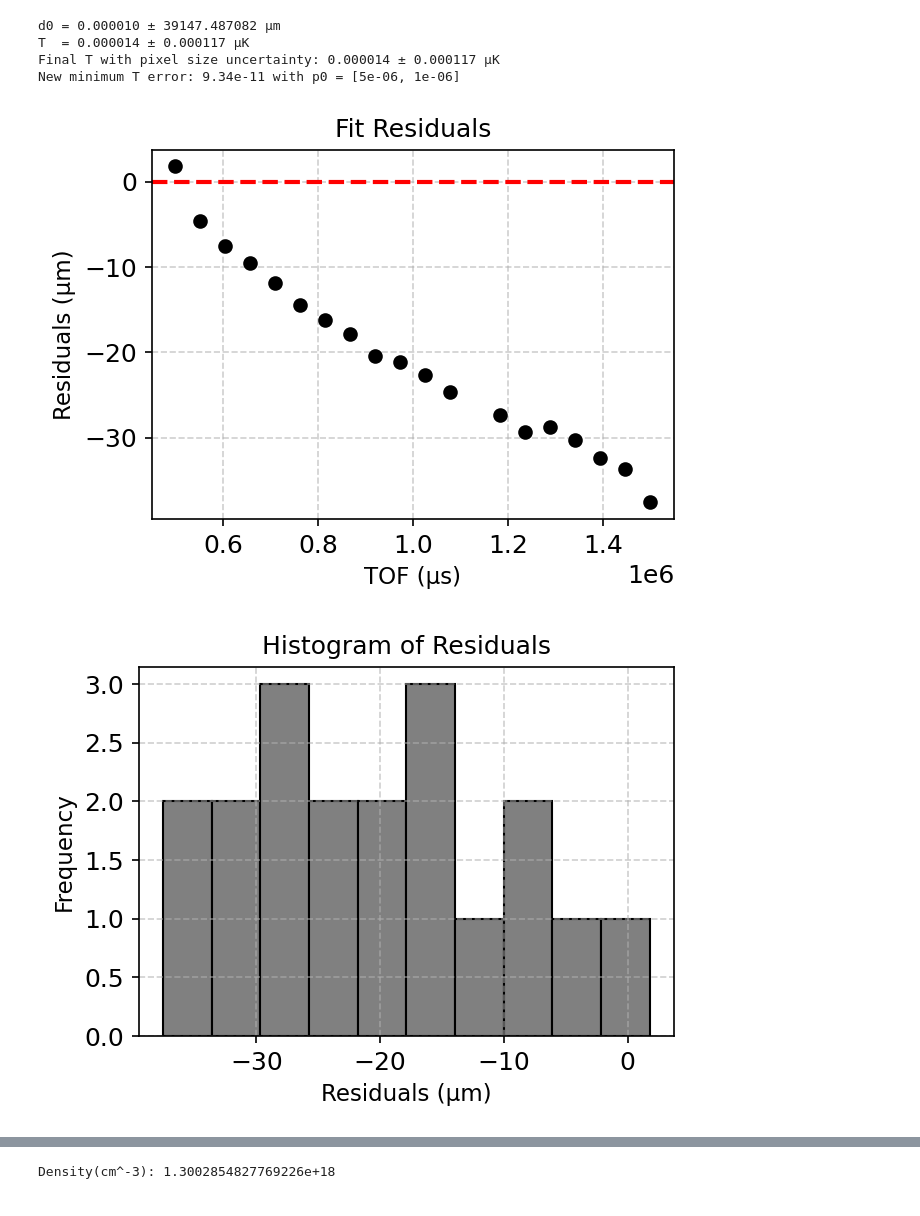
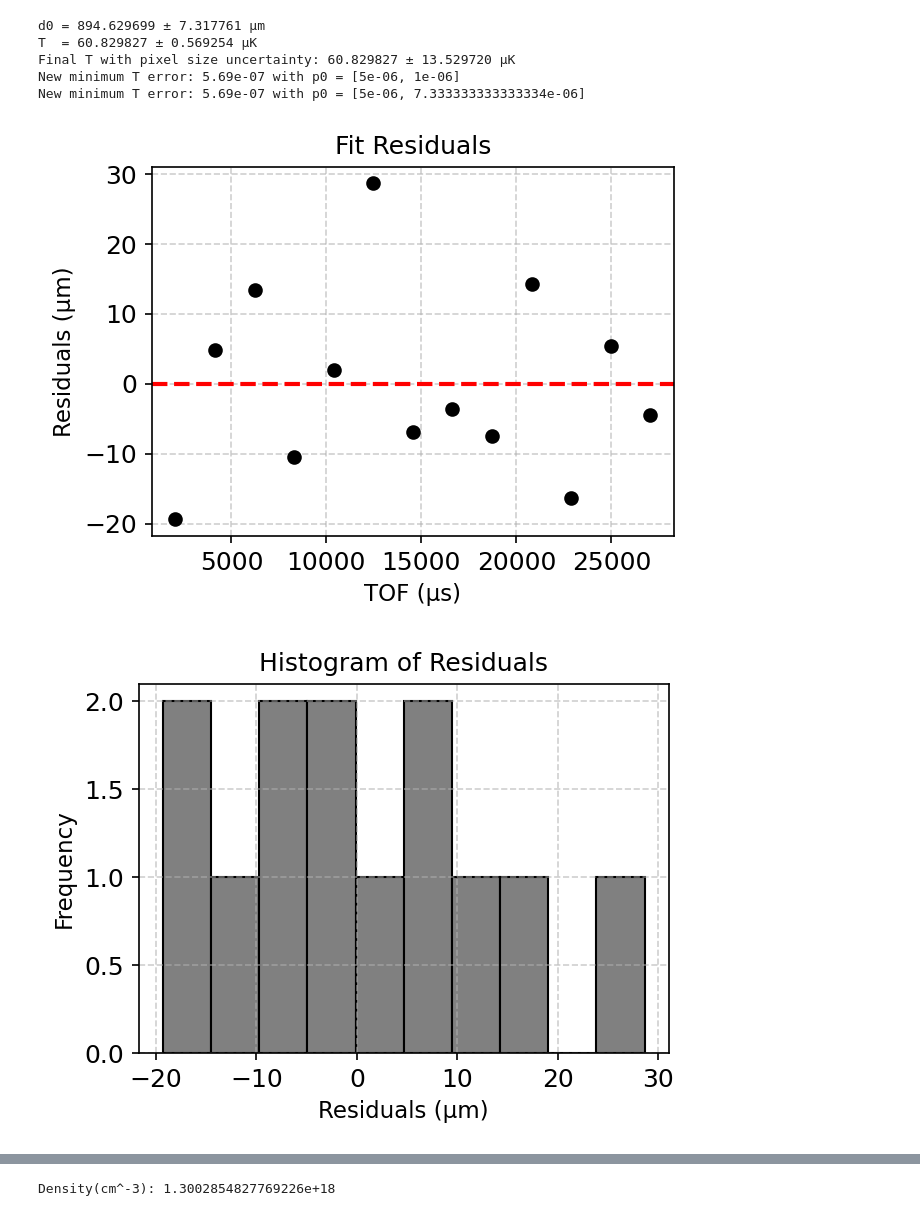
Before and after one commit to harrykendell/ARTIQ, a Jupyter notebook: analysis/plotting_data_post_analysis.ipynb, the cells around one changed output, grey strips where cells are left out. Saved outputs shown, nothing was run; the diff lists cells and outputs as text; code cells hidden in the pictures.

```diff
--- a/analysis/plotting_data_post_analysis.ipynb
+++ b/analysis/plotting_data_post_analysis.ipynb
@@ -225,7 +220,7 @@ all = [
 axis1 = True  # Set to True if axis_1 exists, otherwise False
 
 # enter the file number you want to analyze
-file_number = 2  # Example file number, adjust as needed
+file_number = 1  # Example file number, adjust as needed
 
 if file_number < 0 or file_number >= len(files_directory):
     raise ValueError(
@@ -239,13 +234,13 @@ f1 = h5py.File(files_directory[file_number], "r")
 
 file_name = os.path.basename(files_directory[file_number])
 run_number = int(file_name.split("-")[0])
-c = "ndscan.rid_" + str(run_number) + ".point.info"
-d = "ndscan.rid_" + str(run_number) + ".point.axis_0"
+c = "ndscan.rid_" + str(run_number) + ".points.channel_info"
+d = "ndscan.rid_" + str(run_number) + ".points.axis_0"
 
 # try to find axis1 and assign it a variable like axis0, if not found ignore it
 if axis1:
     try:
-        e = "ndscan.rid_" + str(run_number) + ".point.axis_1"
+        e = "ndscan.rid_" + str(run_number) + ".points.axis_1"
         coil_current = f1["datasets"][e][()]
         print("axis1 found")
         print(coil_current)
@@ -460,13 +455,13 @@ print("Max value of sy(micron):", sy[max_index_sy] * 1.36)
 # print(f"Data saved to {output_file}")
 
 
-scaling_factor = 1.36 * 1e-6
+#scaling_factor = 25.8 * 1e-6
 m = 1.443e-25  # mass of Rb87 in kg
 T = 20e-6  # temperature in K
 
 
 def phase_space_density(
-    self, atom_number, sigma_x, sigma_y, T, m, scaling_factor=1.36e-6
+    self, atom_number, sigma_x, sigma_y, T, m, scaling_factor=25.8e-6
 ):
     """
     Calculate phase-space density for a thermal atomic cloud.
@@ -559,23 +554,24 @@ Lambda db (derived): [4.187707025200943e-08]
 # %%
 # exposure time
-exposure_time = 0.11e-6
+exposure_time = 0.05e-3
 
-scaling_factor = 1.55 * 1e-6
+#scaling_factor = 1.55 * 1e-6
 
 # add the exposure time to tof
 # scan_params = scan_params + exposure_time
 
-sx = np.array(sx) * scaling_factor  # Convert to mm
-sy = np.array(sy) * scaling_factor  # Convert to mm
+sx = np.array(sx) #* scaling_factor  # Convert to mm
+sy = np.array(sy) #* scaling_factor  # Convert to mm
 
 
 scan_params = f1["datasets"][d][()]
+print(scan_params)
 scan_params = np.array(scan_params)
 scan_params = scan_params + exposure_time
 
 
 #remobve the 7th data point from scan params
-scan_params = np.delete(scan_params, 6)
+#scan_params = np.delete(scan_params, 6)
 
 if e is not None:
     axis1_params = f1["datasets"][e][()]
@@ -858,9 +870,10 @@ KeyError: "Unable to open object (object 'ndscan.rid_19551.point.axis_0' doesn't
 import numpy as np
 
 t_data = scan_params  # TOF data
-d_data = np.array(sy)  # Diameter data, using sy as an example
+d_data = np.array(sx)  # Diameter data, using sy as an e
 
-diametertype = "y"  # Change to "x" or "y" based on which diameter you want to fit
+
+diametertype = "x"  # Change to "x" or "y" based on which diameter you want to fit
 
 print("TOF data:", t_data)
 print("Diameter data:", d_data)
@@ -868,6 +881,8 @@ print("Diameter data:", d_data)
 # increasing order t data
 t_data_sorted = np.sort(t_data)
 print("Sorted TOF data:", t_data_sorted)
+
+
 
 
 # return index of some value in t_data_sorted
@@ -883,6 +898,10 @@ ind = get_index_of_value(t_data_sorted[0], t_data)
 # diameter data sorted
 d_data_sorted = d_data[np.argsort(t_data)]
 print("Sorted Diameter data:", d_data_sorted)
+d_data_sorted = (
+    d_data * 33.45 * 1e-6
+)  # Convert to meters, adjust scaling factor as needed
+
 
 
 # --- Constants ---
@@ -904,7 +923,7 @@ def model(t, d0, T):
 # d_data_sorted = np.array([...])
 
 bounds = ([0, 0], [np.inf, np.inf])
-p0 = [20e-6, 30e-6]  # Initial guess
+p0 = [500e-6, 100e-6]  # Initial guess
 
 popt, pcov = curve_fit(model, t_data_sorted, d_data_sorted, p0=p0, bounds=bounds)
 d0_fit, T_fit = popt
@@ -1040,6 +1053,7 @@ Sorted Diameter data: [2.01227438e-05 1.56002690e-05 1.46945171e-05 1.46005846e-
-d0 = 0.000010 ± 39147.487082 μm
-T  = 0.000014 ± 0.000117 μK
-Final T with pixel size uncertainty: 0.000014 ± 0.000117 μK
-New minimum T error: 9.34e-11 with p0 = [5e-06, 1e-06]
+d0 = 894.629699 ± 7.317761 μm
+T  = 60.829827 ± 0.569254 μK
+Final T with pixel size uncertainty: 60.829827 ± 13.529720 μK
+New minimum T error: 5.69e-07 with p0 = [5e-06, 1e-06]
+New minimum T error: 5.69e-07 with p0 = [5e-06, 7.333333333333334e-06]
-[figure, old version]
+[figure, new version]
-[figure, old version]
+[figure, new version]
```
Also changed, not shown: parts of 12 cells of this notebook.
